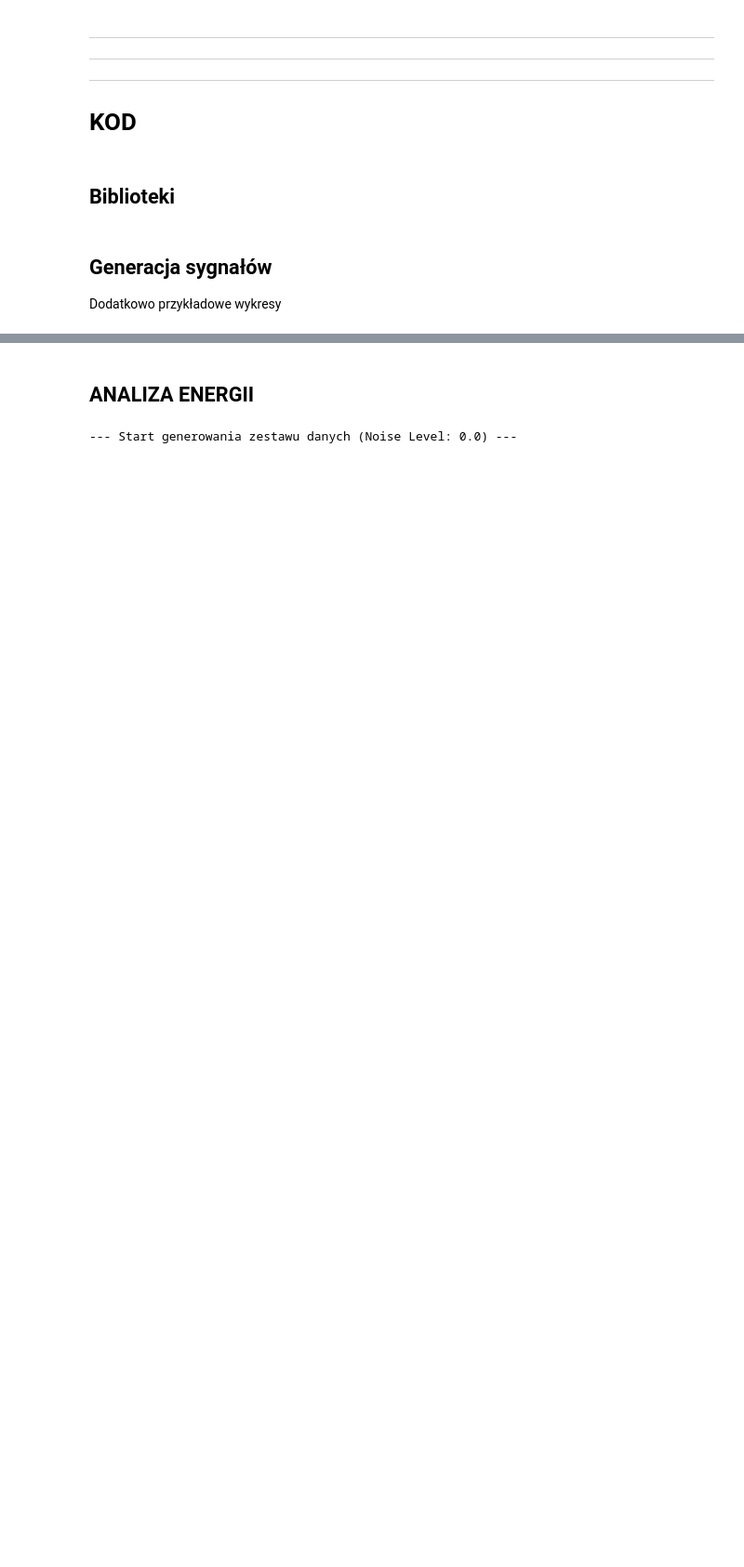
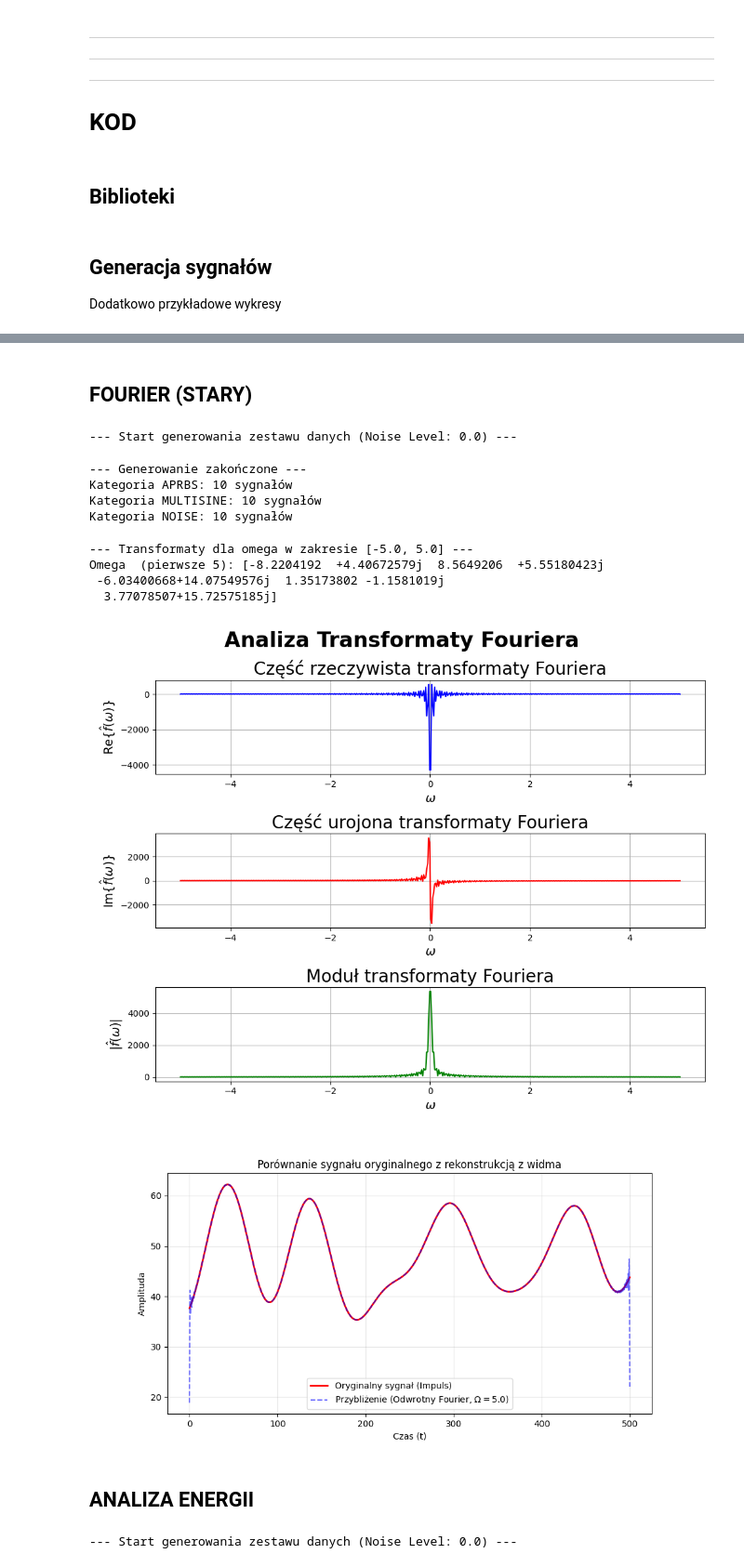
Before and after one commit to grzesiex22/Signals_1D_compression, a Jupyter notebook: main.ipynb, the cells around one changed output, grey strips where cells are left out. Shown at 93% size. Drawn from its saved outputs; the diff is of its cells as text; code cells hidden in the pictures; blank space fills up the shorter version.

```diff
--- a/main.ipynb
+++ b/main.ipynb
@@ -136,3 +181,53 @@ Plotter.plot_fourier_comparison(
+# %% [markdown]
+## FOURIER (STARY)
+# %%
+# 1. Generujemy dane
+creator = DatasetCreator(t_span=[0, 500], dt=0.1, amp_range=(3, 90), noise_level=0.0)
+dataset = creator.create_dataset(n_aprbs=10, n_multisine=10, n_noise=10)
+
+sample_signal = dataset['multisine'][0]  # Pobieramy pierwszy sygnał z kategorii MULTISINE
+
+# 2. Inicjalizacja klasy Fourier
+fourier_engine = Fourier2(sample_signal.t, sample_signal.y)
+
+# 3. Obliczenie transformaty prostej dla zakresu częstotliwości
+omega_limit = 5.0  # Zakres częstotliwości do analizy
+omega_vec = np.linspace(-omega_limit, omega_limit, 500)
+f_omega = fourier_engine.transform(omega_vec)
+
+print(f"--- Transformaty dla omega w zakresie [-{omega_limit}, {omega_limit}] ---")
+print(f"Omega  (pierwsze 5): {f_omega[:5]}")
+
+# 4. Obliczenie transformaty odwrotnej (rekonstrukcja sygnału)
+# Używamy mniejszego num_omega dla szybkości lub większego dla precyzji
+y_reconstructed = fourier_engine.inverse_transform(
+    omega_limit=omega_limit,
+    num_omega=1000
+)
+
+# 5. Wizualizacja wyników
+# Wykres widma (Część rzeczywista, urojona i moduł)
+Plotter.plot_fourier_transform(omega_vec, f_omega)
+
+# Wykres porównawczy (Oryginał vs Rekonstrukcja)
+Plotter.plot_fourier_comparison(
+    sample_signal.t,
+    sample_signal.y,
+    y_reconstructed,
+    omega=omega_limit
+)
+# %% [output]
+--- Start generowania zestawu danych (Noise Level: 0.0) ---
+--- Generowanie zakończone ---
+Kategoria APRBS: 10 sygnałów
+Kategoria MULTISINE: 10 sygnałów
+Kategoria NOISE: 10 sygnałów
+--- Transformaty dla omega w zakresie [-5.0, 5.0] ---
+Omega  (pierwsze 5): [-8.2204192  +4.40672579j  8.5649206  +5.55180423j
+ -6.03400668+14.07549576j  1.35173802 -1.1581019j
+  3.77078507+15.72575185j]
+[figure, added]
+[figure, added]
 # %% [markdown]
 ## ANALIZA ENERGII
 # %%
```
Also changed, not shown: parts of 7 cells of this notebook, 2 other files.
